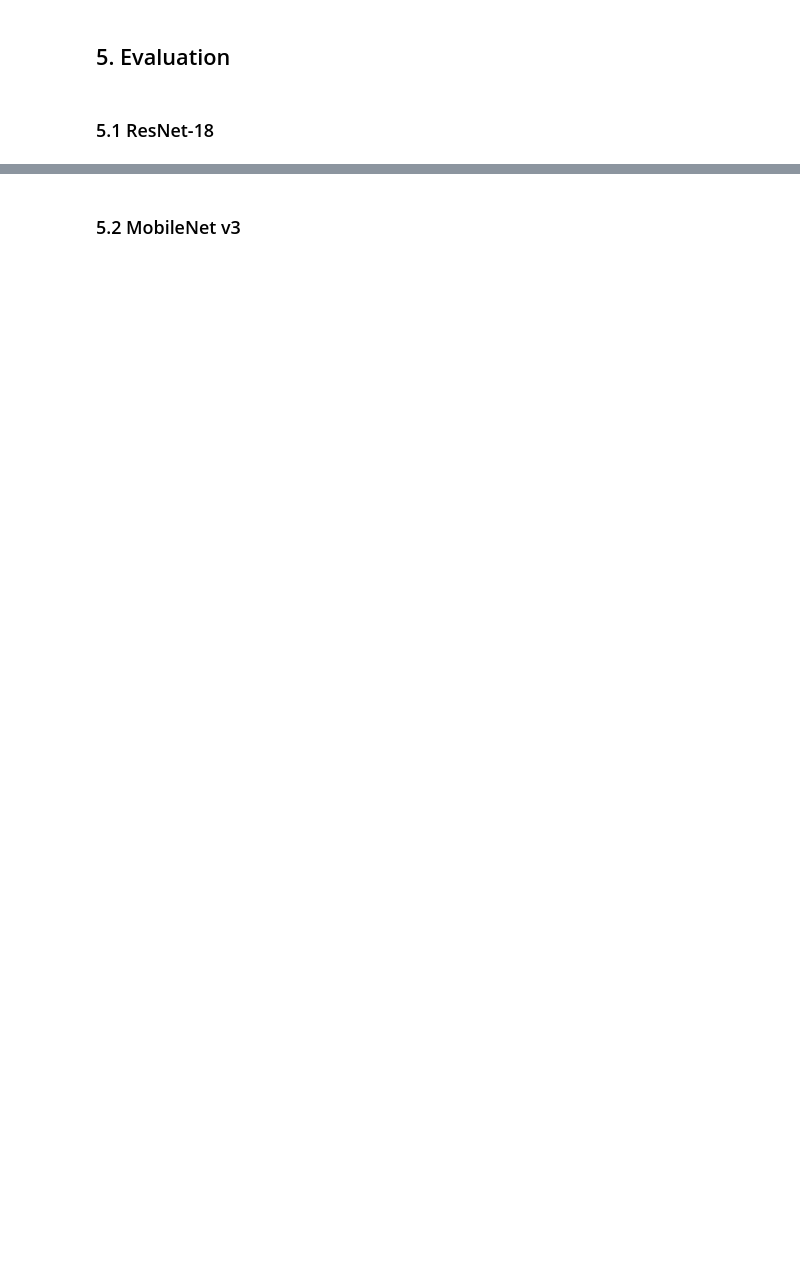
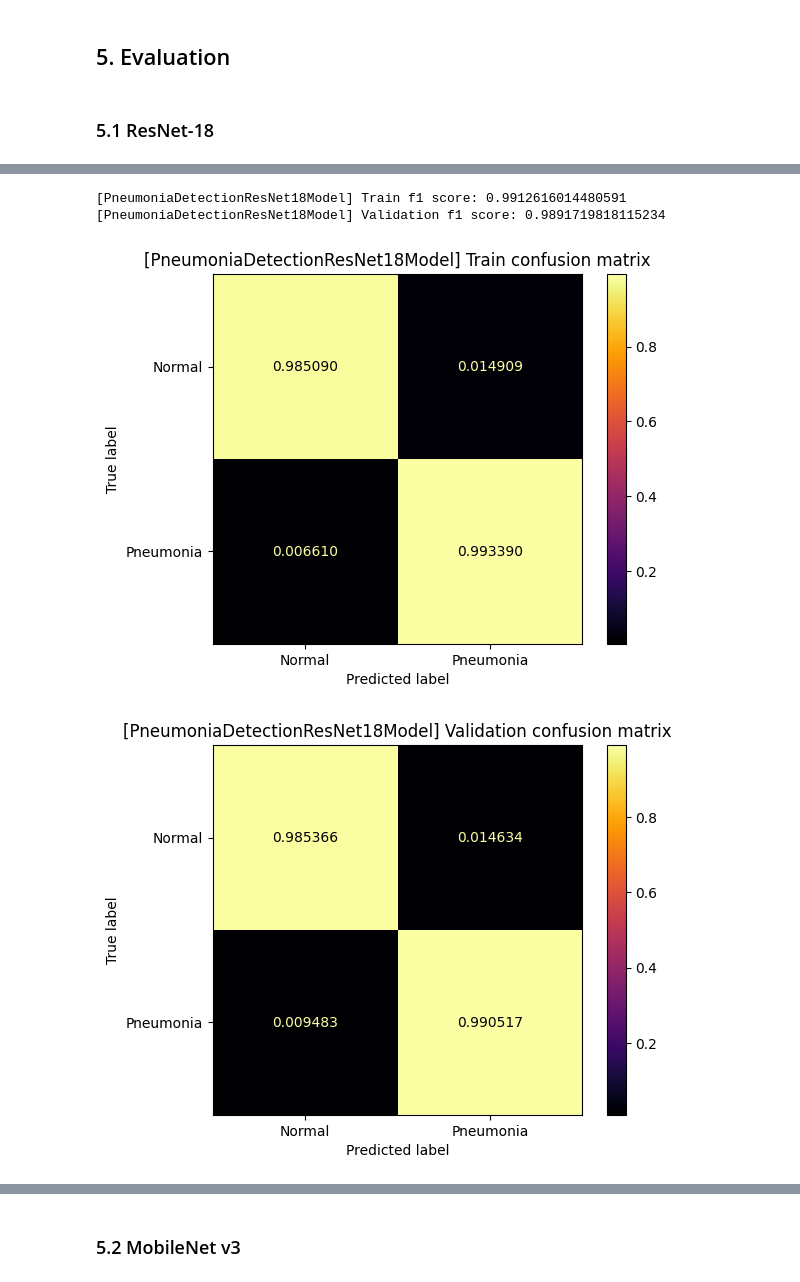
Before and after one commit to paulopacitti/pneumonia-detection, a Jupyter notebook: main.ipynb, the cells around one changed output, grey strips where cells are left out. Saved outputs shown, nothing was run; the diff lists cells and outputs as text; code cells hidden in the pictures; blank space fills up the shorter version.

```diff
--- a/main.ipynb
+++ b/main.ipynb
@@ -157,4 +159,3 @@ else:
     checkpoint = torch.load(resnet18_model_path)
     resnet18_model.load_state_dict(checkpoint['state_dict'])
     resnet18_model.set_history(checkpoint['history'])
-    resnet18_trainer.set_history(resnet18_model.history)
@@ -238,0 +218,8 @@ Validation f1 score: 0.9866241812705994
+# %%
+evaluate_training(resnet18_model, train_loader, validation_loader, device=device)
+plot_loss(resnet18_model)
+# %% [output]
+[PneumoniaDetectionResNet18Model] Train f1 score: 0.9912616014480591
+[PneumoniaDetectionResNet18Model] Validation f1 score: 0.9891719818115234
+[figure, added]
+[figure, added]
```
Also changed, not shown: parts of 18 cells of this notebook, 4 other files.
